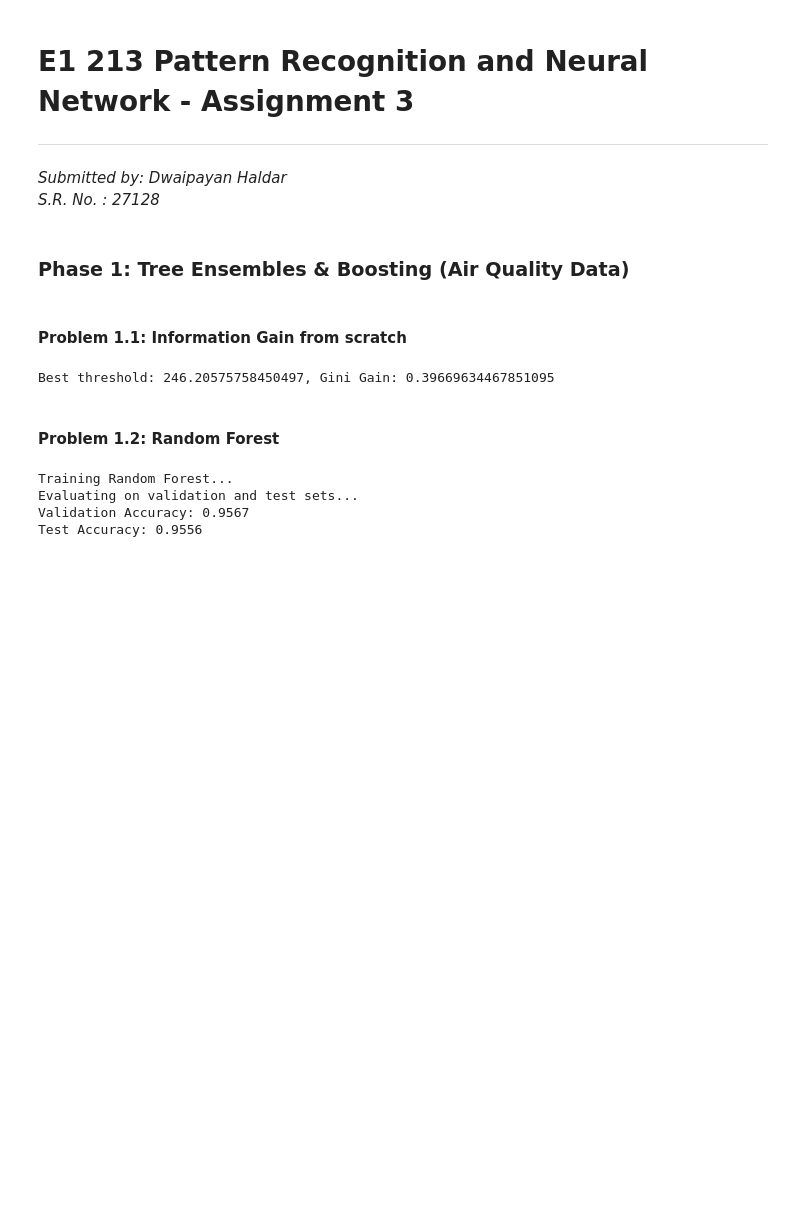
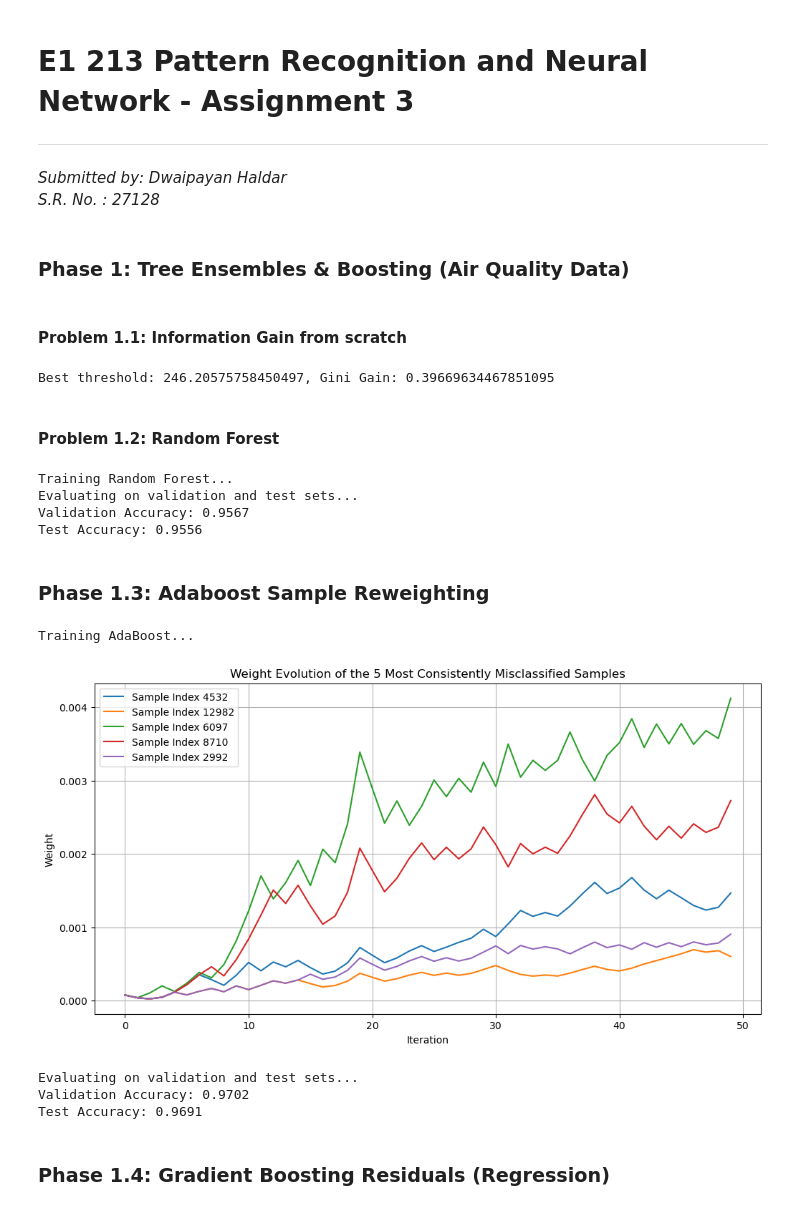
Before and after one commit to dwaipayanhaldar/E1-213-Pattern-Recognition-Neural-Network, a Jupyter notebook: Assignment_3/E1_213_A3_Dwaipayan_Haldar_code.ipynb, the cells around one changed output. Cells and saved outputs as stored; diff of their text form; code cells hidden in the pictures; blank space fills up the shorter version.

```diff
--- a/Assignment_3/E1_213_A3_Dwaipayan_Haldar_code.ipynb
+++ b/Assignment_3/E1_213_A3_Dwaipayan_Haldar_code.ipynb
@@ -71,3 +71,56 @@ Training Random Forest...
 Evaluating on validation and test sets...
 Validation Accuracy: 0.9567
 Test Accuracy: 0.9556
+# %% [markdown]
+### **Phase 1.3**: Adaboost Sample Reweighting
+# %%
+np.random.seed(42)
+
+label = np.array(df[LABEL_COL], dtype=np.float32)
+label = np.where(label > 200, 1, 0)
+feature = np.array(df[ALL_FEATURE_COL], dtype=np.float32)
+
+N = np.random.permutation(len(feature))
+
+train_idx = N[:int(0.7*len(feature))]
+val_idx = N[int(0.7*len(feature)):int(0.85*len(feature))]
+test_idx = N[int(0.85*len(feature)):]
+
+X_train, y_train = feature[train_idx], label[train_idx]
+X_val, y_val = feature[val_idx], label[val_idx]
+X_test, y_test = feature[test_idx], label[test_idx]
+ad = adaboost(n_trees= 50, max_depth=2)
+
+print("Training AdaBoost...")
+weight_track, misclassification_track_idx = ad.fit(X_train, y_train)
+
+weight_track = np.array(weight_track)
+most_five_consistently_misclassified_idx = np.bincount(np.concatenate(misclassification_track_idx)).argsort()[-5:]
+weight_track_for_most_five_consistently_misclassified_idx = [weight_track[i][most_five_consistently_misclassified_idx] for i in range(len(weight_track))]
+weight_track_for_most_five_consistently_misclassified_idx = np.array(weight_track_for_most_five_consistently_misclassified_idx)
+
+plt.figure(figsize=(12, 6))
+for i in range(5):
+    plt.plot(weight_track_for_most_five_consistently_misclassified_idx[:, i], label=f'Sample Index {most_five_consistently_misclassified_idx[i]}')
+plt.xlabel('Iteration')
+plt.ylabel('Weight')
+plt.title('Weight Evolution of the 5 Most Consistently Misclassified Samples')
+plt.legend()
+plt.grid()
+plt.show()
+
+print("Evaluating on validation and test sets...")
+val_preds = ad.predict_adaboost(X_val)
+test_preds = ad.predict_adaboost(X_test)
+val_acc = np.mean(val_preds == y_val)
+test_acc = np.mean(test_preds == y_test)
+print(f"Validation Accuracy: {val_acc:.4f}")
+print(f"Test Accuracy: {test_acc:.4f}")
+# %% [output]
+Training AdaBoost...
+[figure, added]
+Evaluating on validation and test sets...
+Validation Accuracy: 0.9702
+Test Accuracy: 0.9691
+# %% [markdown]
+### **Phase 1.4**: Gradient Boosting Residuals (Regression)
```
Also changed, not shown: 1 other file.
